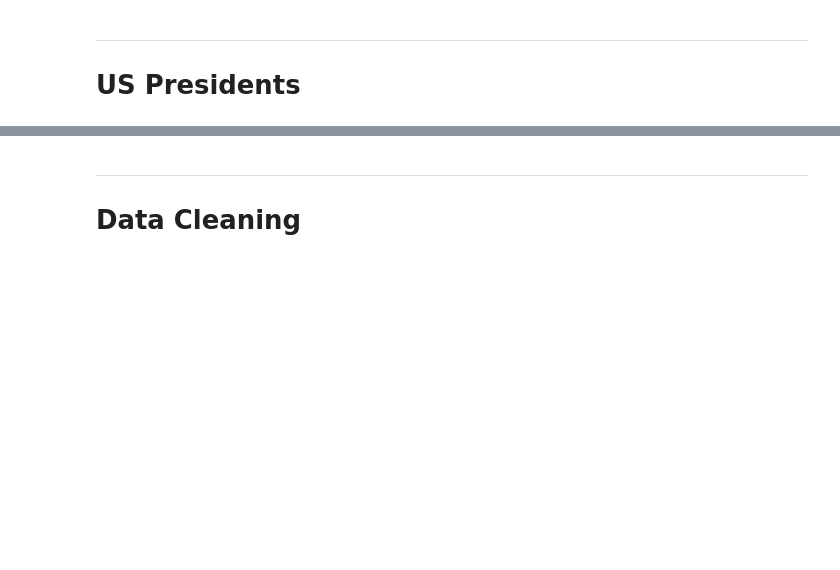
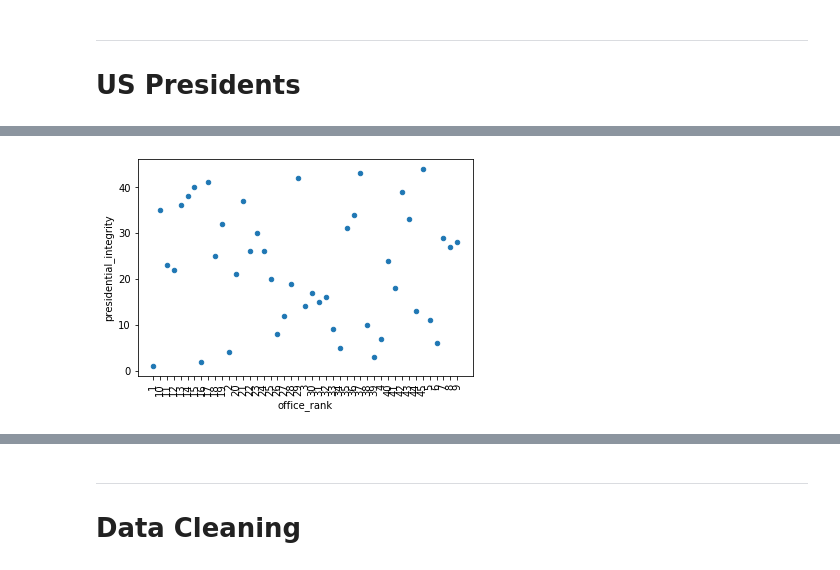
Before and after one commit to dbabbitt/notebooks, a Jupyter notebook: Strauss–Howe/ipynb/Archetypes Exploration.ipynb, the cells around one changed output, grey strips where cells are left out. Saved outputs shown, nothing was run; the diff lists cells and outputs as text; code cells hidden in the pictures; blank space fills up the shorter version.

```diff
--- a/Strauss–Howe/ipynb/Archetypes Exploration.ipynb
+++ b/Strauss–Howe/ipynb/Archetypes Exploration.ipynb
@@ -617,0 +616,5 @@ us_presidents_df.sort_values(columns_list)
+# %%
+
+us_presidents_df.sort_values('office_rank').plot.scatter(x='office_rank', y='presidential_integrity', rot=90);
+# %% [output]
+[figure, added]
```
Also changed, not shown: parts of 8 cells of this notebook, 23 other files.
